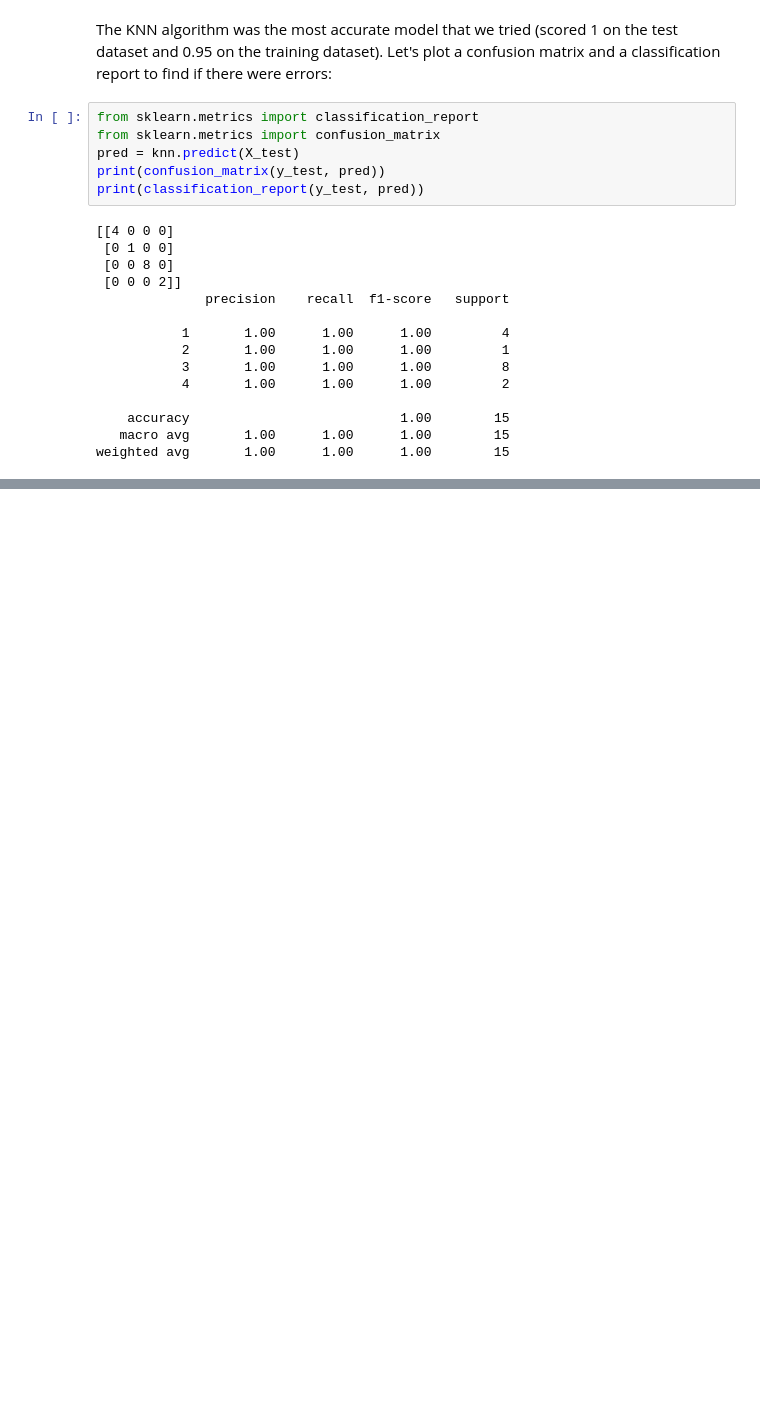
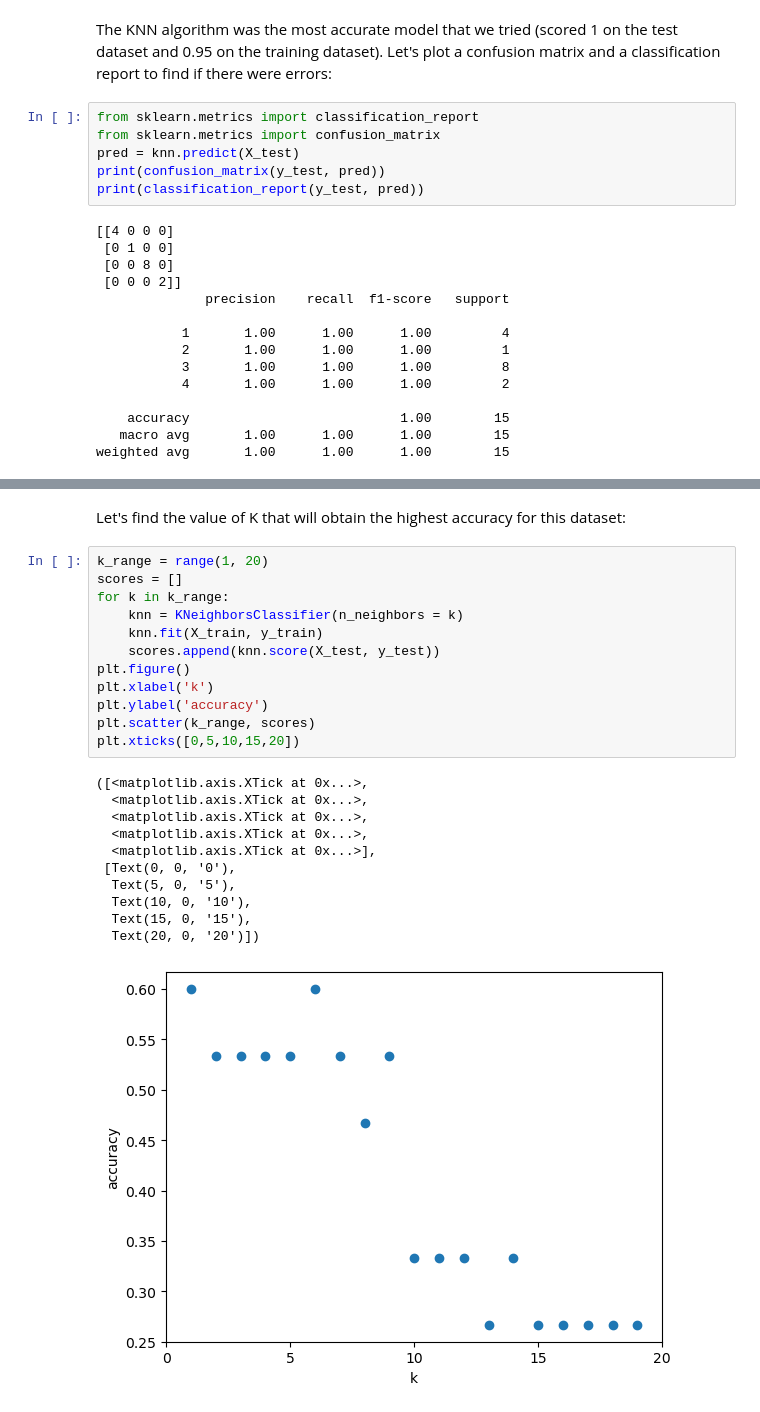
Before and after one commit to noalero/FruitClassification, a Jupyter notebook: FruitClassification_Notebook.ipynb, the cells around one changed output, grey strips where cells are left out. Cells and saved outputs as stored; diff of their text form; blank space fills up the shorter version.

```diff
--- a/FruitClassification_Notebook.ipynb
+++ b/FruitClassification_Notebook.ipynb
@@ -367,0 +350,26 @@ These metrics are crucial for understanding different aspects of a classificatio
+# %% [markdown]
+Let's find the value of K that will obtain the highest accuracy for this dataset:
+# %%
+k_range = range(1, 20)
+scores = []
+for k in k_range:
+    knn = KNeighborsClassifier(n_neighbors = k)
+    knn.fit(X_train, y_train)
+    scores.append(knn.score(X_test, y_test))
+plt.figure()
+plt.xlabel('k')
+plt.ylabel('accuracy')
+plt.scatter(k_range, scores)
+plt.xticks([0,5,10,15,20])
+# %% [output]
+([<matplotlib.axis.XTick at 0x...>,
+  <matplotlib.axis.XTick at 0x...>,
+  <matplotlib.axis.XTick at 0x...>,
+  <matplotlib.axis.XTick at 0x...>,
+  <matplotlib.axis.XTick at 0x...>],
+ [Text(0, 0, '0'),
+  Text(5, 0, '5'),
+  Text(10, 0, '10'),
+  Text(15, 0, '15'),
+  Text(20, 0, '20')])
+[figure, added]
```
Also changed, not shown: parts of 5 cells of this notebook.
